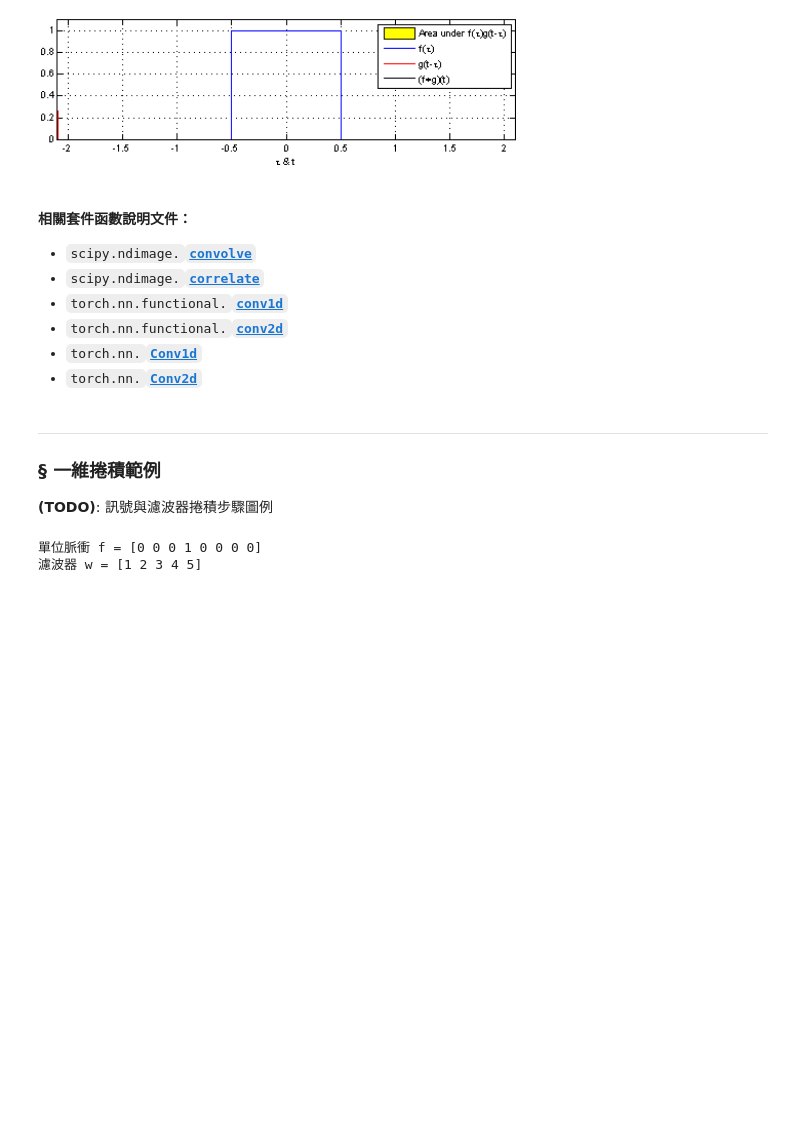
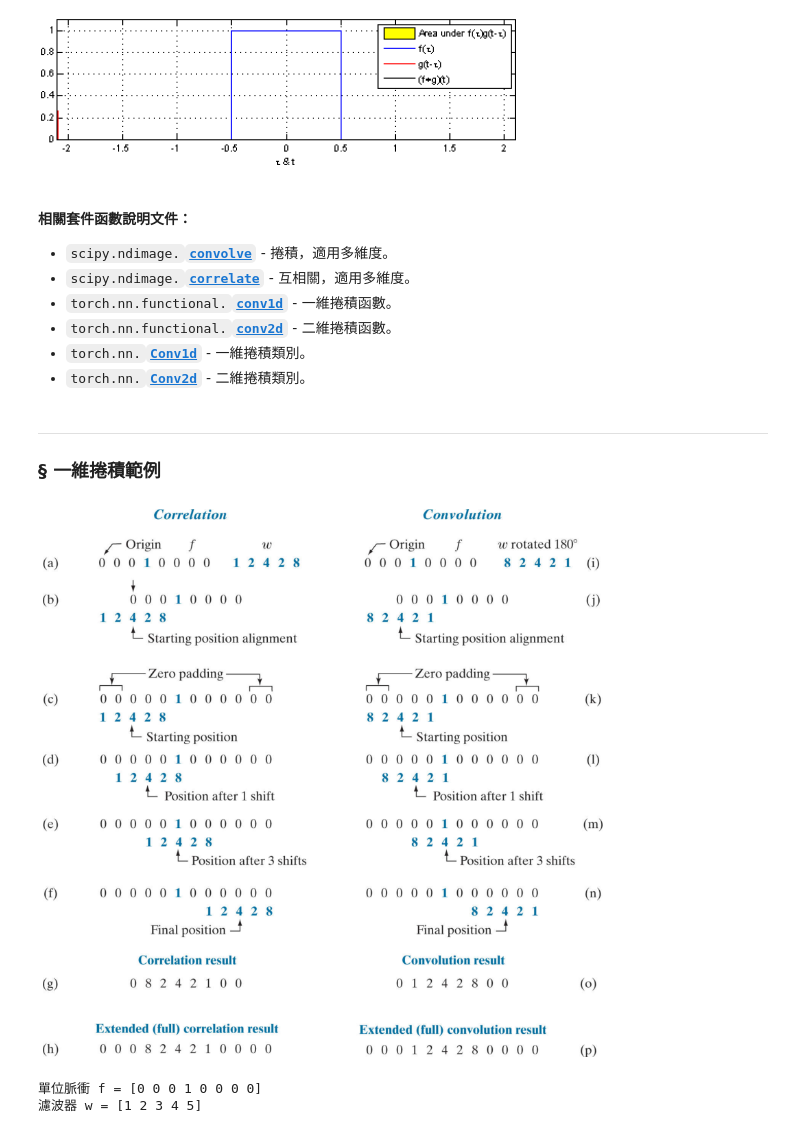
Before and after one commit to twMr7/PyTorch-Deep-Learning, a Jupyter notebook: 03-CNN_Introduction_with_Lightning.ipynb, the cells around one changed output. Saved outputs shown, nothing was run; the diff lists cells and outputs as text; code cells hidden in the pictures; blank space fills up the shorter version.

```diff
--- a/03-CNN_Introduction_with_Lightning.ipynb
+++ b/03-CNN_Introduction_with_Lightning.ipynb
@@ -68,20 +69,22 @@ import torch.nn.functional as F
 # %% [markdown]
 #### 相關套件函數說明文件：
 
-+ `scipy.ndimage.`[**`convolve`**](https://docs.scipy.org/doc/scipy/reference/generated/scipy.ndimage.convolve.html)
-+ `scipy.ndimage.`[**`correlate`**](https://docs.scipy.org/doc/scipy/reference/generated/scipy.ndimage.correlate.html)
-+ `torch.nn.functional.`[**`conv1d`**](https://pytorch.org/docs/stable/nn.functional.html#conv1d)
-+ `torch.nn.functional.`[**`conv2d`**](https://pytorch.org/docs/stable/nn.functional.html#conv2d)
-+ `torch.nn.`[**`Conv1d`**](https://pytorch.org/docs/stable/generated/torch.nn.Conv1d.html)
-+ `torch.nn.`[**`Conv2d`**](https://pytorch.org/docs/stable/generated/torch.nn.Conv2d.html)
++ `scipy.ndimage.`[**`convolve`**](https://docs.scipy.org/doc/scipy/reference/generated/scipy.ndimage.convolve.html) - 捲積，適用多維度。
++ `scipy.ndimage.`[**`correlate`**](https://docs.scipy.org/doc/scipy/reference/generated/scipy.ndimage.correlate.html) - 互相關，適用多維度。
++ `torch.nn.functional.`[**`conv1d`**](https://pytorch.org/docs/stable/nn.functional.html#conv1d) - 一維捲積函數。
++ `torch.nn.functional.`[**`conv2d`**](https://pytorch.org/docs/stable/nn.functional.html#conv2d) - 二維捲積函數。
++ `torch.nn.`[**`Conv1d`**](https://pytorch.org/docs/stable/generated/torch.nn.Conv1d.html) - 一維捲積類別。
++ `torch.nn.`[**`Conv2d`**](https://pytorch.org/docs/stable/generated/torch.nn.Conv2d.html) - 二維捲積類別。
 # %% [markdown]
 ---
 
 <a id="conv-1d"></a>
 
 ### § 一維捲積範例
-
-**(TODO)**: 訊號與濾波器捲積步驟圖例
+# %%
+Image(filename='images/conv_corr_example1.png', width=800)
+# %% [output]
+[figure, added]
 # %%
 f = np.array([0, 0, 0, 1, 0, 0, 0, 0])
 print(f'單位脈衝 f = {f}')
```
Also changed, not shown: parts of 29 cells of this notebook, 2 other files.
